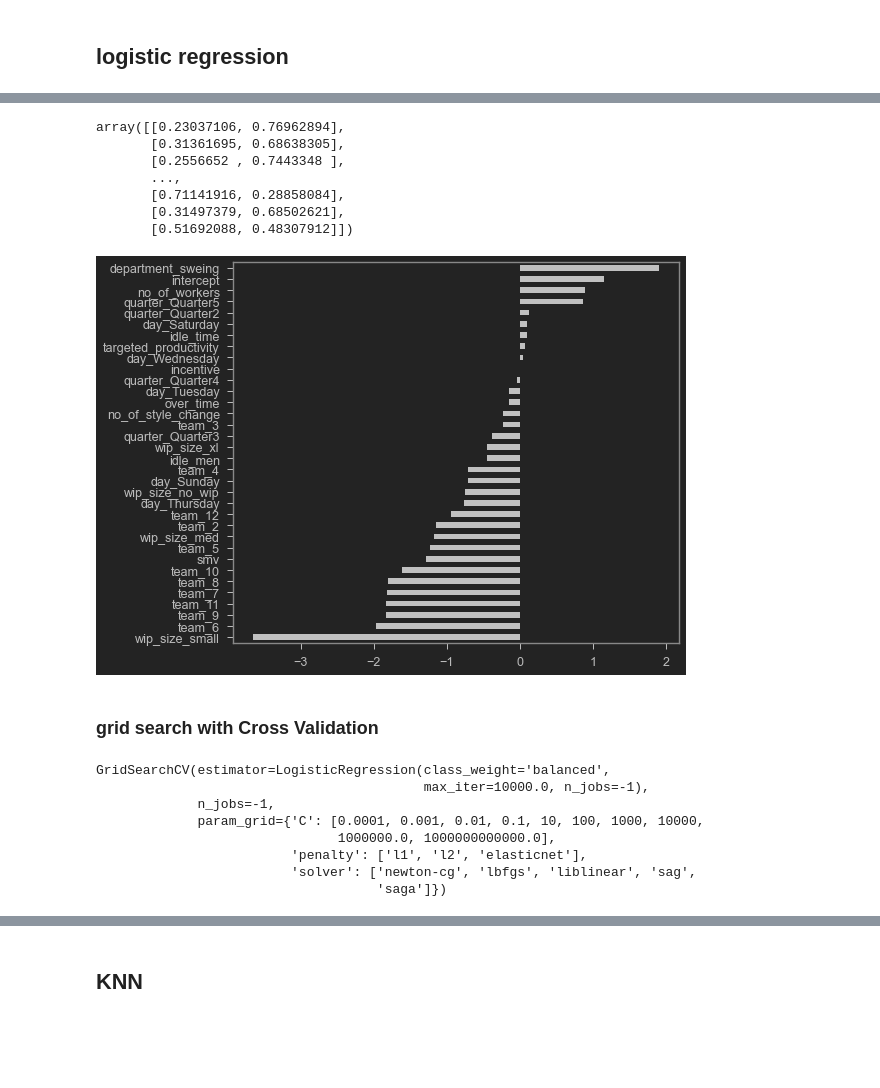
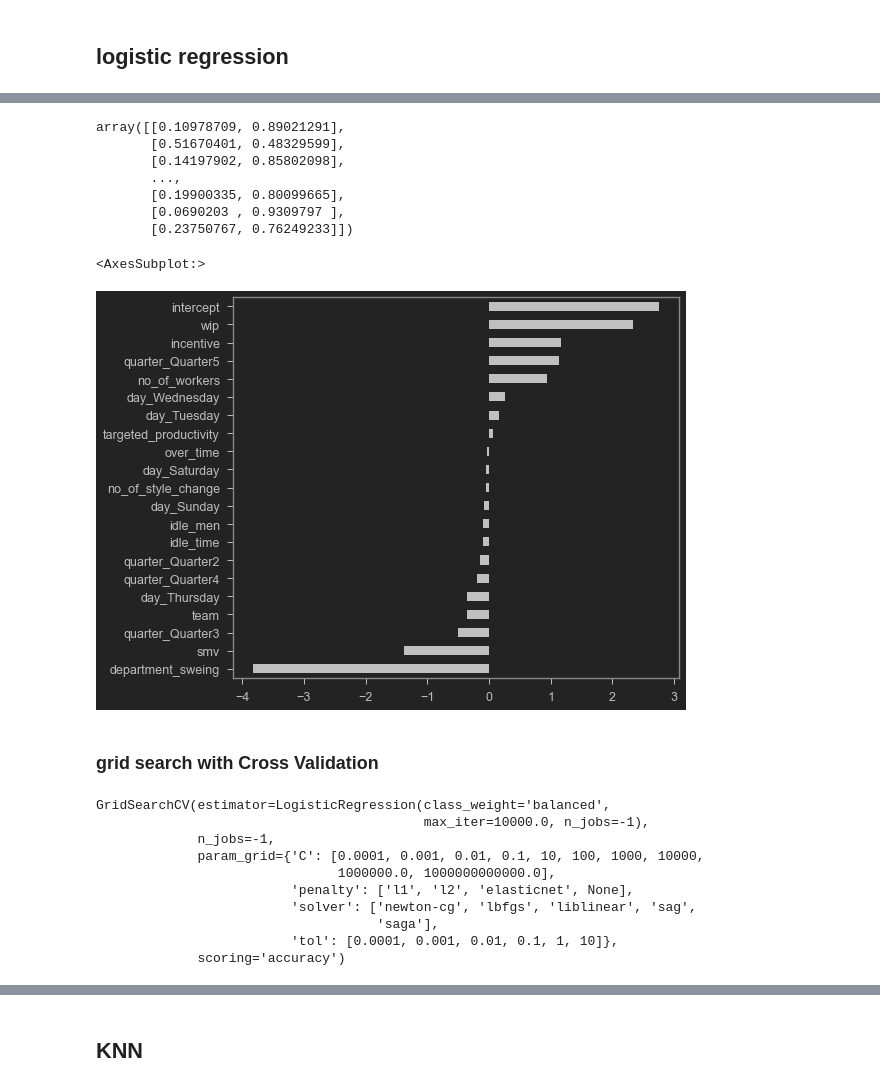
Before and after one commit to tamjid-ahsan/Garment-worker-efficiency, a Jupyter notebook: student.ipynb, the cells around one changed output, grey strips where cells are left out. Cells and saved outputs as stored; diff of their text form; code cells hidden in the pictures; blank space fills up the shorter version.

```diff
--- a/student.ipynb
+++ b/student.ipynb
@@ -240,16 +332,16 @@ Name: performance, dtype: int64
 # %%
-# filling NaN's with 0, meaning no wip for that session
-df['wip'] = df['wip'].fillna(0)
-# intervals for binning
-bins = pd.IntervalIndex.from_tuples([(0, 1), (1, 150),
-                                     (150, 500), (500, 2500),
-                                     (2500, 1e6)],
-                                    closed='left')
-# binning
-wip_size = pd.cut(df['wip'].tolist(), bins=bins)
-# naming categories
-wip_size.categories = ['no_wip', 'small', 'med', 'large', 'xl']
-# appending to df
-df['wip_size'] = wip_size
+# # filling NaN's with 0, meaning no wip for that session
+# df['wip'] = df['wip'].fillna(0)
+# # intervals for binning
+# bins = pd.IntervalIndex.from_tuples([(0, 1), (1, 150),
+#                                      (150, 500), (500, 2500),
+#                                      (2500, 1e6)],
+#                                     closed='left')
+# # binning
+# wip_size = pd.cut(df['wip'].tolist(), bins=bins)
+# # naming categories
+# wip_size.categories = ['no_wip', 'small', 'med', 'large', 'xl']
+# # appending to df
+# df['wip_size'] = wip_size
 # %% [markdown]
 ### text cleaning in `department` categories
@@ -265,4 +390,4 @@ Name: department, dtype: int64
 # %% [markdown]
 ### drop features
 # %%
-df.drop(columns=['date', 'wip', 'actual_productivity'], inplace=True)
+df.drop(columns=['date', 'actual_productivity'], inplace=True)
@@ -272,7 +417,7 @@ df.drop(columns=['date', 'wip', 'actual_productivity'], inplace=True)
 df['quarter'] = df['quarter'].astype('category')
 df['department'] = df['department'].astype('category')
 df['day'] = df['day'].astype('category')
-df['team'] = df['team'].astype('category')
+# df['team'] = df['team'].astype('category')
 # df['performance'] = df['performance'].astype('category')
 # %%
 df.dtypes
@@ -445,0 +621,3 @@ X_test_log_reg = fun.df_preprocessing_pipeline(X_test, drop='first').copy()
+# %%
+X_train_log_reg, X_test_log_reg = fun.dataset_preprocessing_pipeline(
+    X_train, X_test, scaler=fun.PowerTransformer(), drop='first')
@@ -480,18 +660,20 @@ weighted avg       0.74      0.68      0.69       300
 logreg.fit(X_train_log_reg, y_train)
 logreg.predict_proba(X_train_log_reg)
 # %% [output]
-array([[0.23037106, 0.76962894],
-       [0.31361695, 0.68638305],
-       [0.2556652 , 0.7443348 ],
+array([[0.10978709, 0.89021291],
+       [0.51670401, 0.48329599],
+       [0.14197902, 0.85802098],
        ...,
-       [0.71141916, 0.28858084],
-       [0.31497379, 0.68502621],
-       [0.51692088, 0.48307912]])
+       [0.19900335, 0.80099665],
+       [0.0690203 , 0.9309797 ],
+       [0.23750767, 0.76249233]])
 # %%
 fun.coefficients_of_model_binary(
-    logreg, X_train_log_reg, log_scale=True).sort_values().plot(kind='barh',color='silver');
+    logreg, X_train_log_reg, log_scale=True).sort_values().plot(kind='barh',
+                                                                color='silver')
 # %% [output]
+<AxesSubplot:>
-[figure, old version]
+[figure, new version]
 # %% [markdown]
 ### grid search with Cross Validation
 # %%
@@ -500,12 +682,14 @@ logreg_gs = LogisticRegression(max_iter=1e4,
                                n_jobs=-1)
 params = {
     'C': [.0001, .001, .01, .1, 10, 100, 1000, 10000, 1e6, 1e12],
-    'penalty': ['l1', 'l2', 'elasticnet'],
+    'tol': [0.0001, 0.001, 0.01, .1, 1, 10],
+    'penalty': ['l1', 'l2', 'elasticnet', None],
     'solver': ['newton-cg', 'lbfgs', 'liblinear', 'sag', 'saga']
 }
 gridsearch_logreg = GridSearchCV(estimator=logreg_gs,
                                  param_grid=params,
-                                 n_jobs=-1)
+                                 n_jobs=-1,
+                                 scoring='accuracy')
 gridsearch_logreg
 # %% [output]
 GridSearchCV(estimator=LogisticRegression(class_weight='balanced',
@@ -513,9 +697,11 @@ GridSearchCV(estimator=LogisticRegression(class_weight='balanced',
              n_jobs=-1,
              param_grid={'C': [0.0001, 0.001, 0.01, 0.1, 10, 100, 1000, 10000,
                                1000000.0, 1000000000000.0],
-                         'penalty': ['l1', 'l2', 'elasticnet'],
+                         'penalty': ['l1', 'l2', 'elasticnet', None],
                          'solver': ['newton-cg', 'lbfgs', 'liblinear', 'sag',
-                                    'saga']})
+                                    'saga'],
+                         'tol': [0.0001, 0.001, 0.01, 0.1, 1, 10]},
+             scoring='accuracy')
 # %%
 with warnings.catch_warnings():
     warnings.simplefilter("ignore")
```
Also changed, not shown: parts of 88 cells of this notebook, 11 other files.
